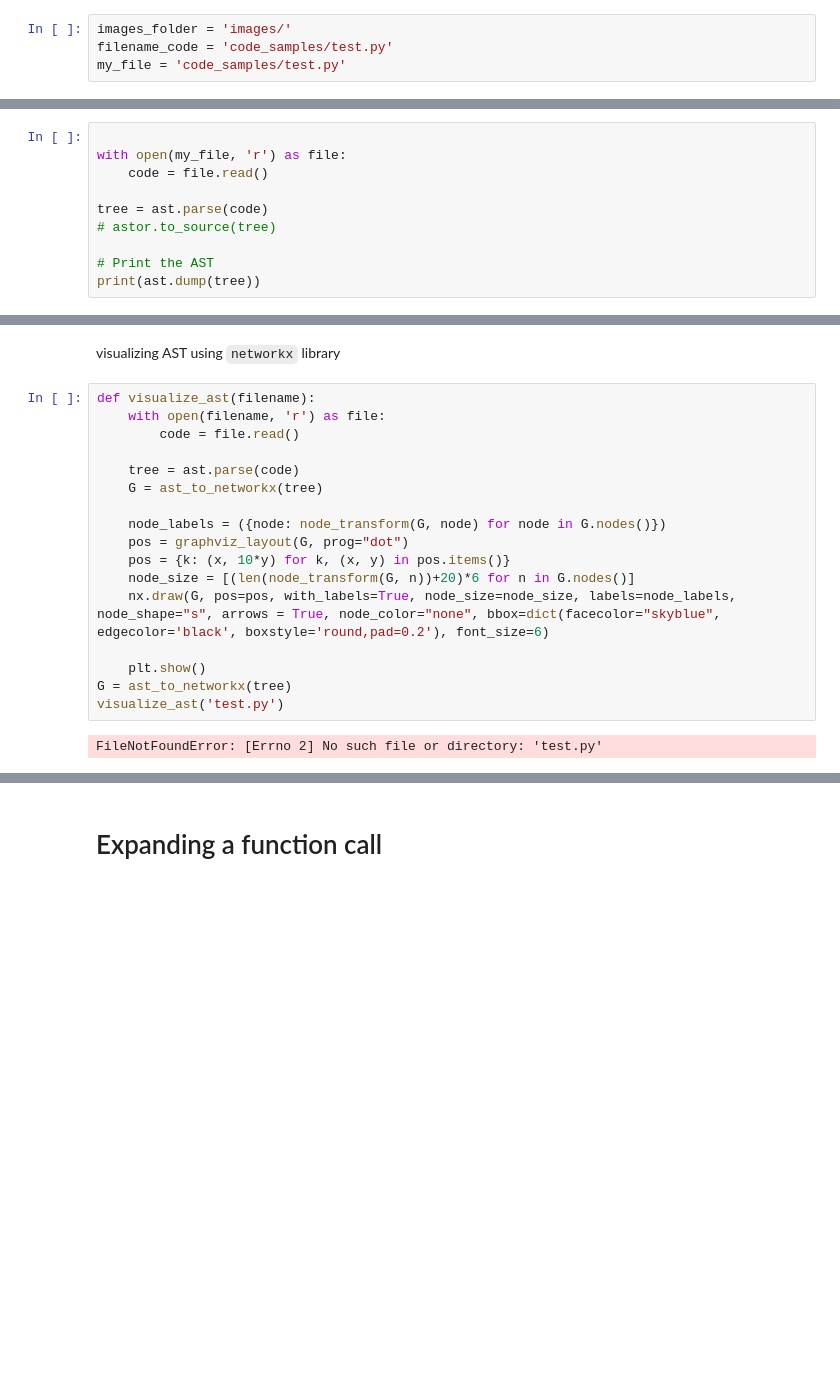
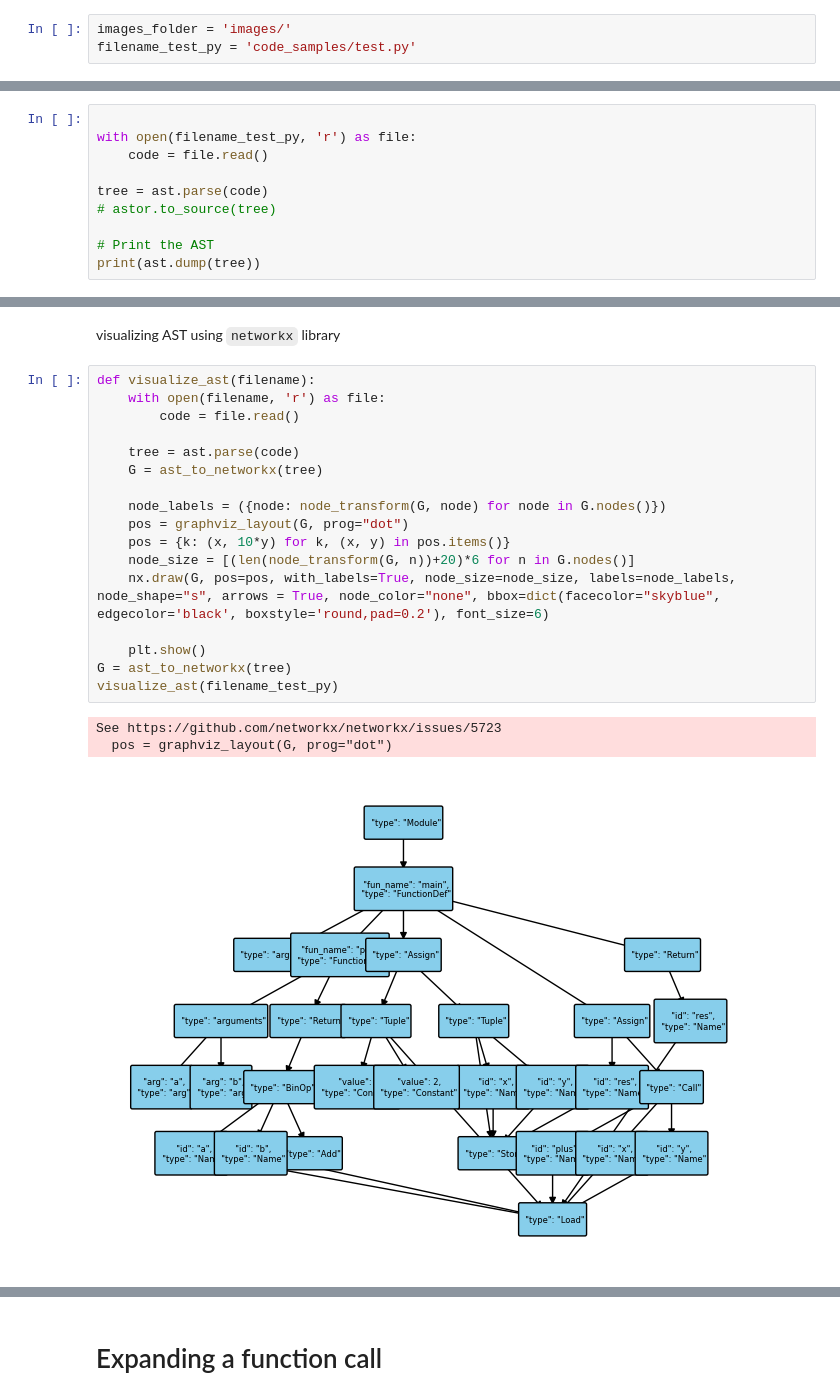
Before and after one commit to nastia-39/project-6390, a Jupyter notebook: notebook.ipynb, the cells around one changed output, grey strips where cells are left out. Saved outputs shown, nothing was run; the diff lists cells and outputs as text; blank space fills up the shorter version.

```diff
--- a/notebook.ipynb
+++ b/notebook.ipynb
@@ -17,13 +18,12 @@ import xml.dom.minidom
 from IPython.display import Image
 # %%
 images_folder = 'images/'
-filename_code = 'code_samples/test.py'
-my_file = 'code_samples/test.py'
+filename_test_py = 'code_samples/test.py'
 # %% [markdown]
 # How to load python code into ast
 # %%
 
-with open(my_file, 'r') as file:
+with open(filename_test_py, 'r') as file:
     code = file.read()
 
 tree = ast.parse(code)
@@ -38,21 +38,23 @@ visualizing AST using `networkx` library
 # %%
 def visualize_ast(filename):
     with open(filename, 'r') as file:
         code = file.read()
 
     tree = ast.parse(code)
     G = ast_to_networkx(tree)
 
     node_labels = ({node: node_transform(G, node) for node in G.nodes()})
     pos = graphviz_layout(G, prog="dot")
     pos = {k: (x, 10*y) for k, (x, y) in pos.items()}
     node_size = [(len(node_transform(G, n))+20)*6 for n in G.nodes()]
     nx.draw(G, pos=pos, with_labels=True, node_size=node_size, labels=node_labels, node_shape="s", arrows = True, node_color="none", bbox=dict(facecolor="skyblue", edgecolor='black', boxstyle='round,pad=0.2'), font_size=6)
 
     plt.show()
 G = ast_to_networkx(tree)
-visualize_ast('test.py')
+visualize_ast(filename_test_py)
 # %% [output]
-FileNotFoundError: [Errno 2] No such file or directory: 'test.py'
+See https://github.com/networkx/networkx/issues/5723
+  pos = graphviz_layout(G, prog="dot")
+[figure, added]
 # %% [markdown]
 # Better visualization for AST
```
Also changed, not shown: parts of 11 cells of this notebook.
